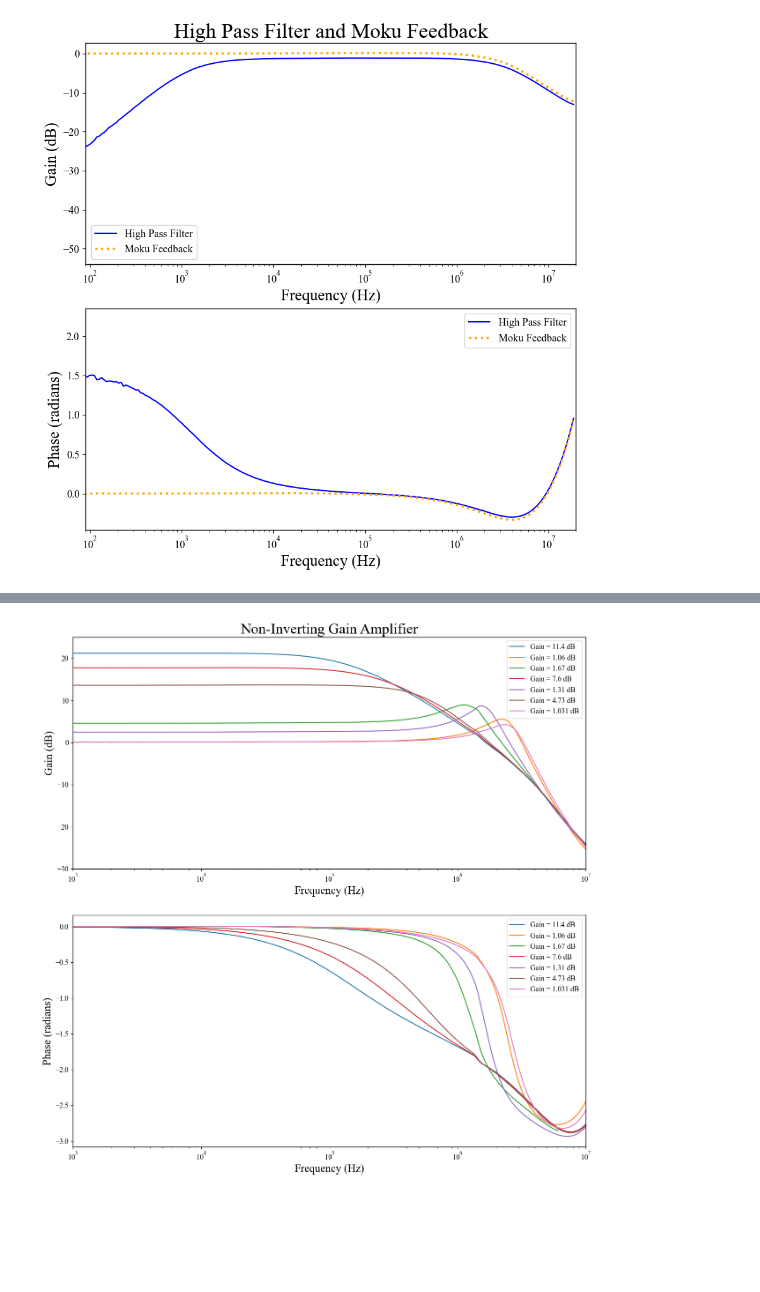
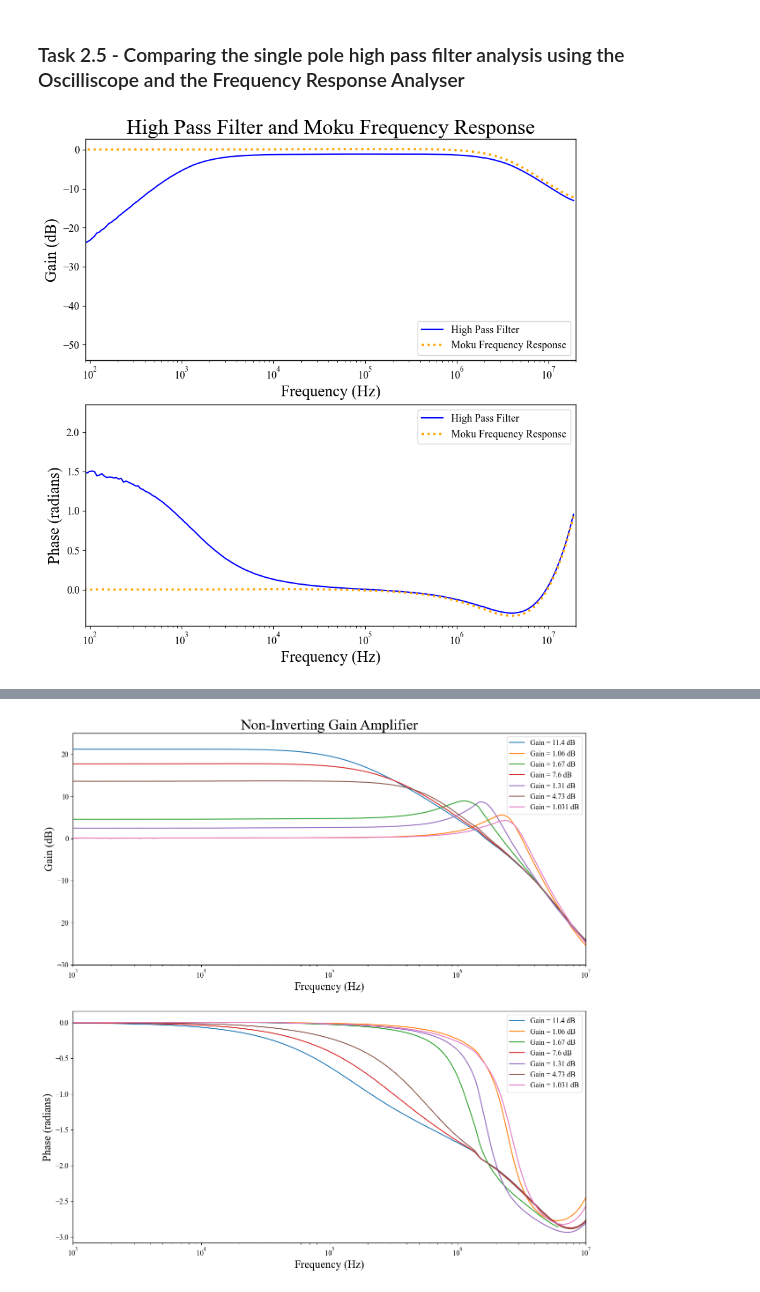
Before and after one commit to lewismcnish/Physics, a Jupyter notebook: Year_3/analogue_filters/analogue_filters.ipynb, the cells around one changed output, grey strips where cells are left out. Cells and saved outputs as stored; diff of their text form; code cells hidden in the pictures; blank space fills up the shorter version.

Commit message:
markdown and exported up to high pass comparison

```diff
--- a/Year_3/analogue_filters/analogue_filters.ipynb
+++ b/Year_3/analogue_filters/analogue_filters.ipynb
@@ -242,27 +286,29 @@ plt.show()
+# %% [markdown]
+### Task 2.5 - Comparing the single pole high pass filter analysis using the Oscilliscope and the Frequency Response Analyser
 # %%
 
-hp_freq_res = load_data('data/moku_csv/HP_freq_res_data.csv')
+hp_freq_res = load_data('data/moku_csv/HP_freq_res_data.csv') #loads in the data from the moku device that is used to measure the frequency response of the high pass filter
 
-plt.figure(figsize=(10,10))
+plt.figure(figsize=(10,10))                                #plots the bode plots of gain and phase for the high pass filter and the moku device
 plt.subplot(2,1,1)
 plt.plot((hp_freq_res['freq']),hp_freq_res['gain'], label = 'High Pass Filter', color = 'blue')
-plt.plot((moku_feedback['freq']),moku_feedback['gain'], label = 'Moku Feedback', color = 'orange', linestyle = ':', linewidth = 2.5)
+plt.plot((moku_feedback['freq']),moku_feedback['gain'], label = 'Moku Frequency Response', color = 'orange', linestyle = ':', linewidth = 2.5)
 plt.xlabel('Frequency (Hz)')
 plt.xscale('log')
 plt.xlim(9e1,2e7)
 plt.ylabel('Gain (dB)')
-plt.title('High Pass Filter and Moku Feedback')
-plt.legend()
+plt.title('High Pass Filter and Moku Frequency Response')
+plt.legend(loc =4)
 
 plt.subplot(2,1,2)
 plt.plot((hp_freq_res['freq']),hp_freq_res['phase'], label = 'High Pass Filter', color = 'blue')
-plt.plot((moku_feedback['freq']),moku_feedback['phase'], label = 'Moku Feedback', color = 'orange', linestyle = ':', linewidth = 2.5)
+plt.plot((moku_feedback['freq']),moku_feedback['phase'], label = 'Moku Frequency Response', color = 'orange', linestyle = ':', linewidth = 2.5)
 plt.xlabel('Frequency (Hz)')
 plt.xscale('log')
 plt.xlim(9e1,2e7)
 plt.ylabel('Phase (radians)')
 plt.legend()
 plt.show()
 # %% [output]
-[figure, old version]
+[figure, new version]
 # %%
```
Also changed, not shown: parts of 9 cells of this notebook, 1 other file.
